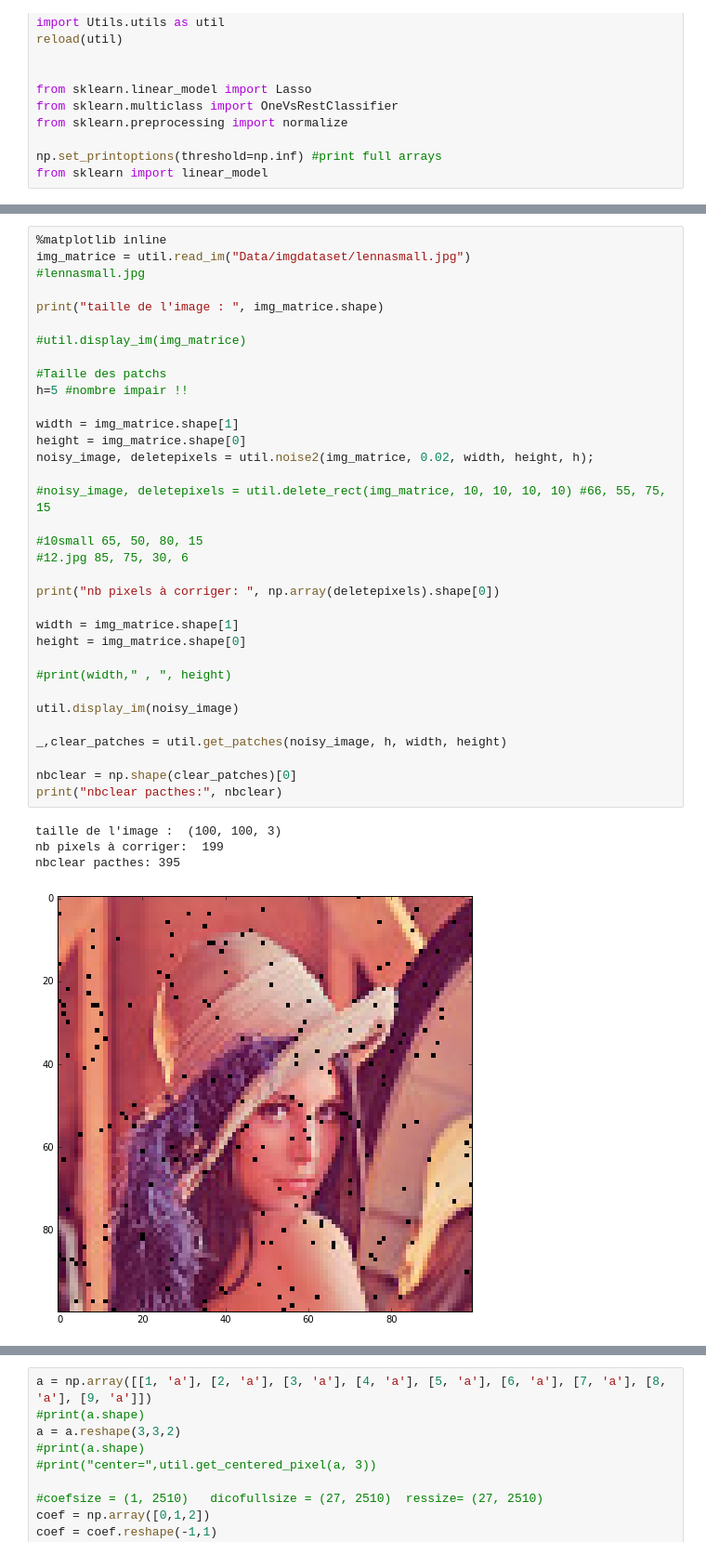
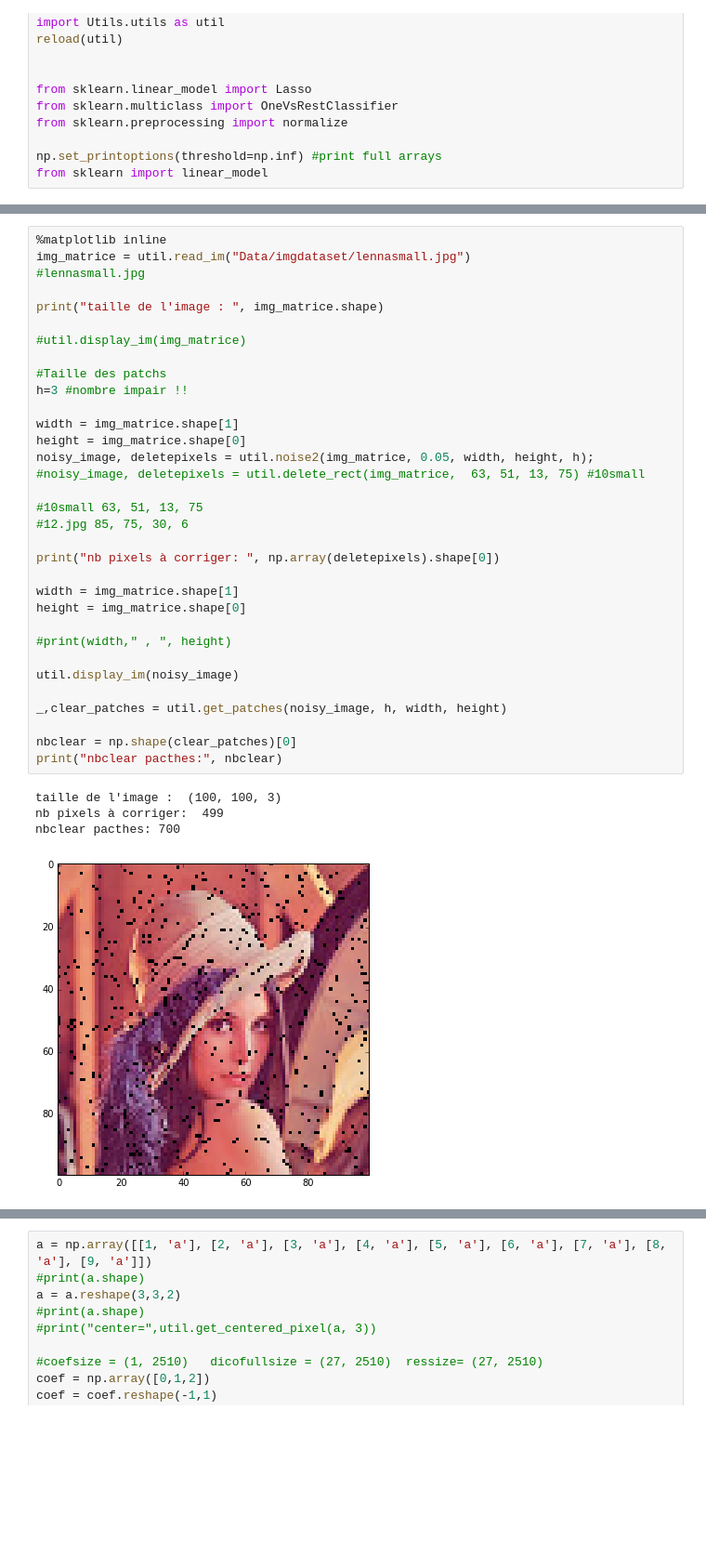
Before and after one commit to MaximeMarlot/arf-project, a Jupyter notebook: project_escargot.ipynb, the cells around one changed output, grey strips where cells are left out. Shown at 93% size. Saved outputs shown, nothing was run; the diff lists cells and outputs as text; blank space fills up the shorter version.

```diff
--- a/project_escargot.ipynb
+++ b/project_escargot.ipynb
@@ -230,41 +258,40 @@ def inpaint_image(noisy_image, dictionary, coord_noisy_pix, h, clear_image):
 %matplotlib inline
 img_matrice = util.read_im("Data/imgdataset/lennasmall.jpg")
 #lennasmall.jpg
 
 print("taille de l'image : ", img_matrice.shape)
 
 #util.display_im(img_matrice)
 
 #Taille des patchs
-h=5 #nombre impair !!
+h=3 #nombre impair !!
 
 width = img_matrice.shape[1]
 height = img_matrice.shape[0]
-noisy_image, deletepixels = util.noise2(img_matrice, 0.02, width, height, h);
+noisy_image, deletepixels = util.noise2(img_matrice, 0.05, width, height, h);
+#noisy_image, deletepixels = util.delete_rect(img_matrice,  63, 51, 13, 75) #10small
 
-#noisy_image, deletepixels = util.delete_rect(img_matrice, 10, 10, 10, 10) #66, 55, 75, 15
-
-#10small 65, 50, 80, 15
+#10small 63, 51, 13, 75
 #12.jpg 85, 75, 30, 6
 
 print("nb pixels à corriger: ", np.array(deletepixels).shape[0])
 
 width = img_matrice.shape[1]
 height = img_matrice.shape[0]
 
 #print(width," , ", height)
 
 util.display_im(noisy_image)
 
 _,clear_patches = util.get_patches(noisy_image, h, width, height)
 
 nbclear = np.shape(clear_patches)[0]
 print("nbclear pacthes:", nbclear)
 # %% [output]
 taille de l'image :  (100, 100, 3)
-nb pixels à corriger:  199
-nbclear pacthes: 395
+nb pixels à corriger:  499
+nbclear pacthes: 700
-[figure, old version]
+[figure, new version]
 # %%
 training = convert_patches_into_training_set(clear_patches)
 print(training.shape)
```
Also changed, not shown: parts of 3 cells of this notebook, 21 other files.
